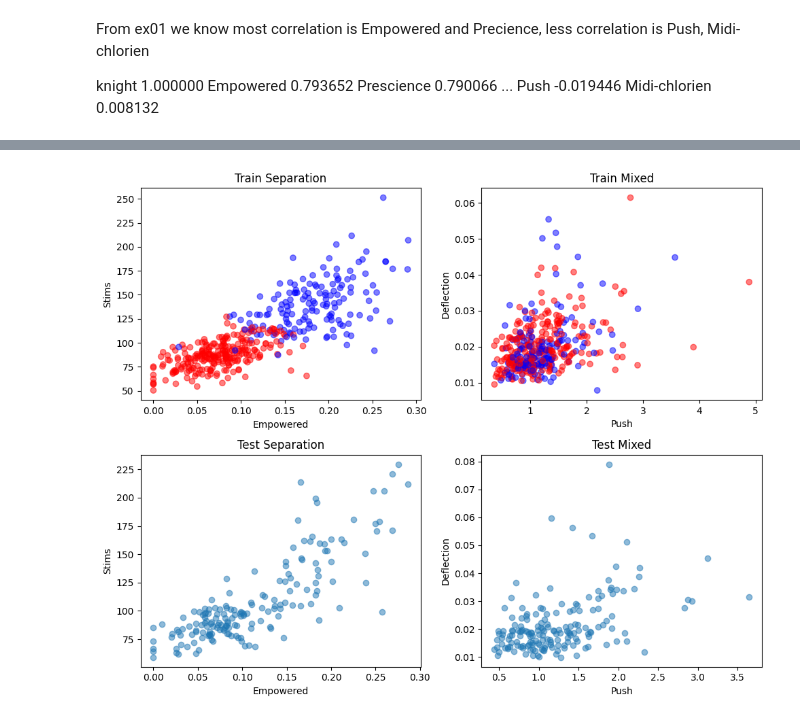
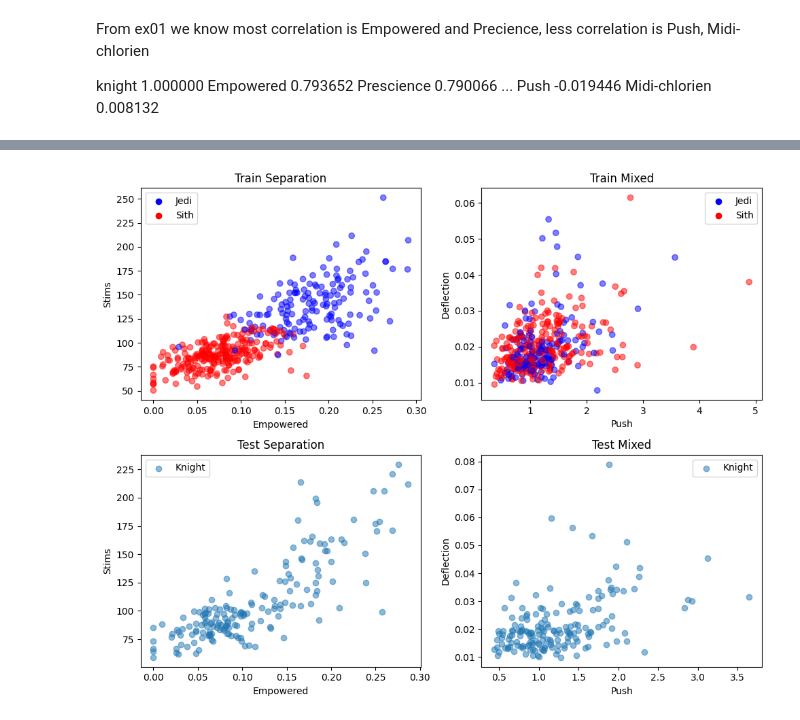
Before and after one commit to lockdoor/piscine_data_science, a Jupyter notebook: myvolume/module03/ex02/points.ipynb, the cells around one changed output, grey strips where cells are left out. Saved outputs shown, nothing was run; the diff lists cells and outputs as text; code cells hidden in the pictures.

```diff
--- a/myvolume/module03/ex02/points.ipynb
+++ b/myvolume/module03/ex02/points.ipynb
@@ -69,27 +64,38 @@ plt.show()
 # %%
 # Plotting 4 graphs in one figure
 def plot_four_charts(one, two, three, four):
-    fig, axs = plt.subplots(2, 2, figsize=(10, 8))
+    _, axs = plt.subplots(2, 2, figsize=(10, 8))
     axs[0, 0].scatter(train_knight[one], train_knight[two], c=cmap, alpha=0.5)
     axs[0, 0].set_title('Train Separation')
     axs[0, 0].set_xlabel(one)
     axs[0, 0].set_ylabel(two)
+    axs[0, 0].scatter([], [], c='blue', label='Jedi')
+    axs[0, 0].scatter([], [], c='red', label='Sith')
+    axs[0, 0].legend()
+
     axs[0, 1].scatter(train_knight[three], train_knight[four], c=cmap, alpha=0.5)
     axs[0, 1].set_title('Train Mixed')
     axs[0, 1].set_xlabel(three)
     axs[0, 1].set_ylabel(four)
-    axs[1, 0].scatter(test_knight[one], test_knight[two], alpha=0.5)
+    axs[0, 1].scatter([], [], c='blue', label='Jedi')
+    axs[0, 1].scatter([], [], c='red', label='Sith')
+    axs[0, 1].legend()
+
+    axs[1, 0].scatter(test_knight[one], test_knight[two], alpha=0.5, label='Knight')
     axs[1, 0].set_title('Test Separation')
     axs[1, 0].set_xlabel(one)
     axs[1, 0].set_ylabel(two)
-    axs[1, 1].scatter(test_knight[three], test_knight[four], alpha=0.5)
+    axs[1, 0].legend()
+
+    axs[1, 1].scatter(test_knight[three], test_knight[four], alpha=0.5, label='Knight')
     axs[1, 1].set_title('Test Mixed')
     axs[1, 1].set_xlabel(three)
     axs[1, 1].set_ylabel(four)
+    axs[1, 1].legend()
     plt.tight_layout()
     plt.show()
+
+# plot look like the subject it choose Empowered and Stims
+plot_four_charts('Empowered', 'Stims', 'Push', 'Deflection')
+# %% [output]
+[figure, added]
-# %%
-# plot look like the subject it choose Empowered and Stims
-plot_four_charts('Empowered', 'Stims', 'Push', 'Deflection')
-# %% [output]
-[figure, removed]
```
Also changed, not shown: parts of 5 cells of this notebook, 3 other files.
